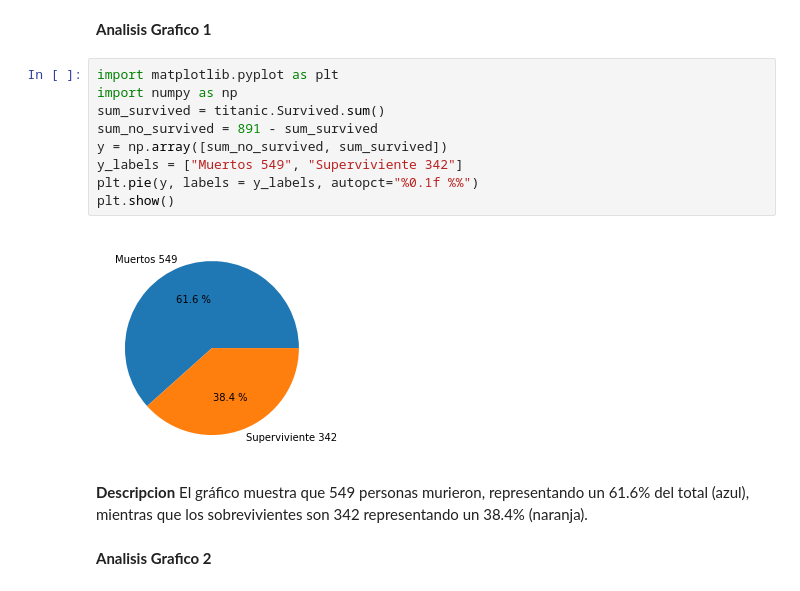
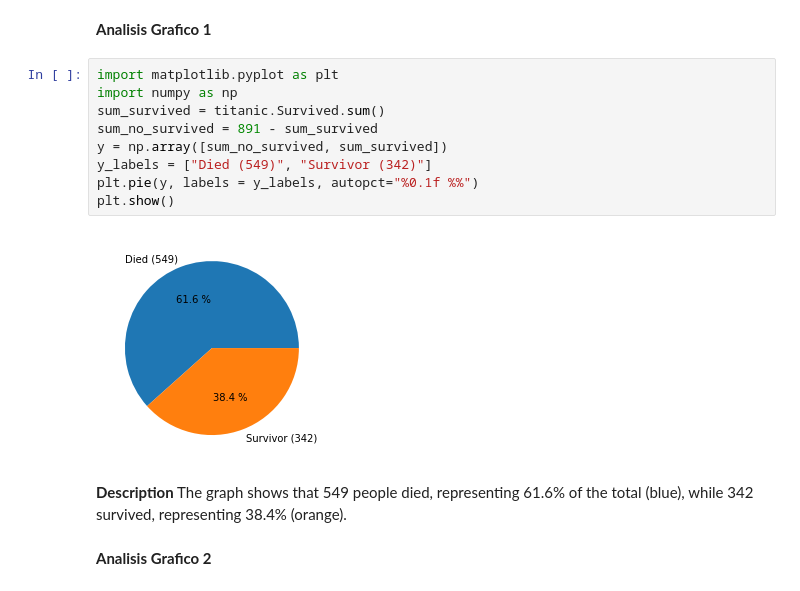
Before and after one commit to arubianos/MetNumUN2023I, a Jupyter notebook: Quiz3/arubiano_Quiz_3_UNCode.ipynb, the cells around one changed output. Drawn from its saved outputs; the diff is of its cells as text.

```diff
--- a/Quiz3/arubiano_Quiz_3_UNCode.ipynb
+++ b/Quiz3/arubiano_Quiz_3_UNCode.ipynb
@@ -699,17 +699,17 @@ The output of the above cell should be:
 # %%
 import matplotlib.pyplot as plt
 import numpy as np
 sum_survived = titanic.Survived.sum()
 sum_no_survived = 891 - sum_survived
 y = np.array([sum_no_survived, sum_survived])
-y_labels = ["Muertos 549", "Superviviente 342"]
+y_labels = ["Died (549)", "Survivor (342)"]
 plt.pie(y, labels = y_labels, autopct="%0.1f %%")
 plt.show()
 # %% [output]
-[figure, old version]
+[figure, new version]
-# %% [markdown]
-**Descripcion**
-El gráfico muestra que 549 personas murieron, representando un 61.6% del total (azul), mientras que los sobrevivientes son 342 representando un 38.4% (naranja).
+# %% [markdown]
+**Description**
+The graph shows that 549 people died, representing 61.6% of the total (blue), while 342 survived, representing 38.4% (orange).
 # %% [markdown]
 **Analisis Grafico 2**
 # %%
```
Also changed, not shown: parts of 8 cells of this notebook.
